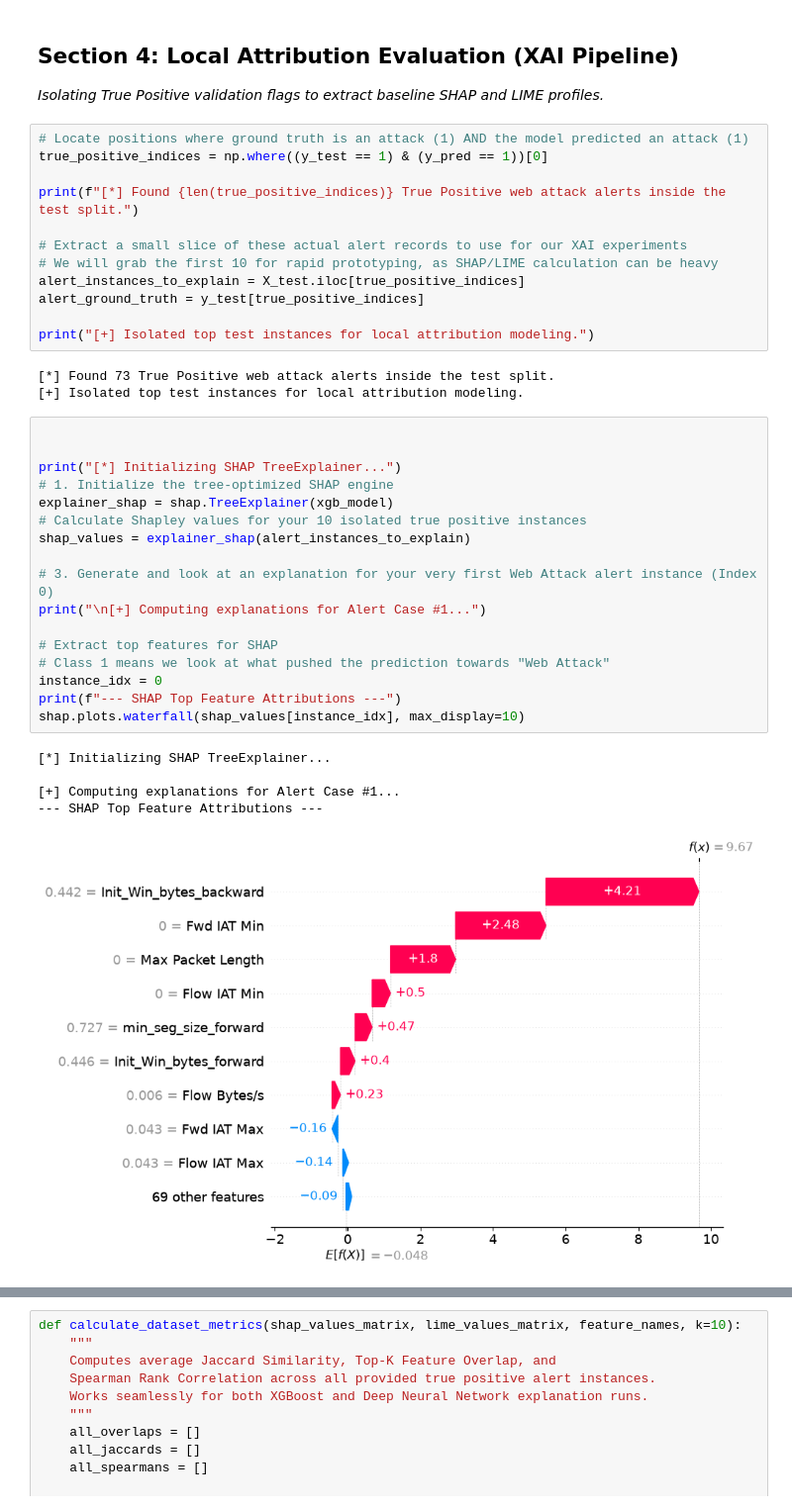
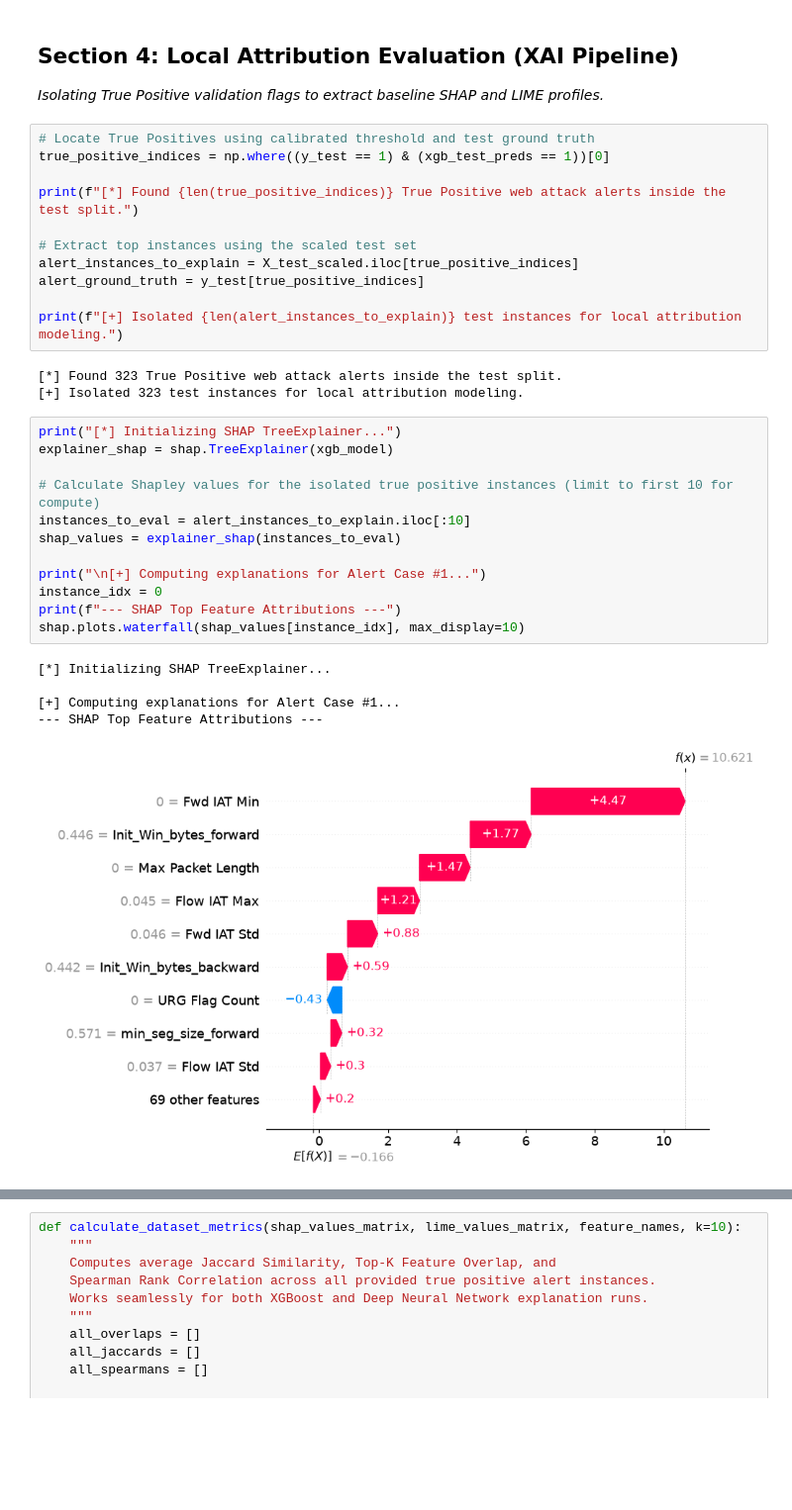
Before and after one commit to moritzboet/BA_thesis, a Jupyter notebook: experiment.ipynb, the cells around one changed output, grey strips where cells are left out. Shown at 99% size. Drawn from its saved outputs; the diff is of its cells as text; blank space fills up the shorter version.

```diff
--- a/experiment.ipynb
+++ b/experiment.ipynb
@@ -123,41 +213,35 @@ Diagnostics: TN=5922, FP=1, FN=4, TP=73
 ## Section 4: Local Attribution Evaluation (XAI Pipeline)
 *Isolating True Positive validation flags to extract baseline SHAP and LIME profiles.*
 # %%
-# Locate positions where ground truth is an attack (1) AND the model predicted an attack (1)
-true_positive_indices = np.where((y_test == 1) & (y_pred == 1))[0]
+# Locate True Positives using calibrated threshold and test ground truth
+true_positive_indices = np.where((y_test == 1) & (xgb_test_preds == 1))[0]
 
 print(f"[*] Found {len(true_positive_indices)} True Positive web attack alerts inside the test split.")
 
-# Extract a small slice of these actual alert records to use for our XAI experiments
-# We will grab the first 10 for rapid prototyping, as SHAP/LIME calculation can be heavy
-alert_instances_to_explain = X_test.iloc[true_positive_indices]
+# Extract top instances using the scaled test set
+alert_instances_to_explain = X_test_scaled.iloc[true_positive_indices]
 alert_ground_truth = y_test[true_positive_indices]
 
-print("[+] Isolated top test instances for local attribution modeling.")
+print(f"[+] Isolated {len(alert_instances_to_explain)} test instances for local attribution modeling.")
 # %% [output]
-[*] Found 73 True Positive web attack alerts inside the test split.
-[+] Isolated top test instances for local attribution modeling.
+[*] Found 323 True Positive web attack alerts inside the test split.
+[+] Isolated 323 test instances for local attribution modeling.
 # %%
+print("[*] Initializing SHAP TreeExplainer...")
+explainer_shap = shap.TreeExplainer(xgb_model)
 
+# Calculate Shapley values for the isolated true positive instances (limit to first 10 for compute)
+instances_to_eval = alert_instances_to_explain.iloc[:10]
+shap_values = explainer_shap(instances_to_eval)
 
-print("[*] Initializing SHAP TreeExplainer...")
-# 1. Initialize the tree-optimized SHAP engine
-explainer_shap = shap.TreeExplainer(xgb_model)
-# Calculate Shapley values for your 10 isolated true positive instances
-shap_values = explainer_shap(alert_instances_to_explain)
-
-# 3. Generate and look at an explanation for your very first Web Attack alert instance (Index 0)
 print("\n[+] Computing explanations for Alert Case #1...")
-
-# Extract top features for SHAP
-# Class 1 means we look at what pushed the prediction towards "Web Attack"
 instance_idx = 0
 print(f"--- SHAP Top Feature Attributions ---")
 shap.plots.waterfall(shap_values[instance_idx], max_display=10)
 # %% [output]
 [*] Initializing SHAP TreeExplainer...
 
 [+] Computing explanations for Alert Case #1...
 --- SHAP Top Feature Attributions ---
-[figure, old version]
+[figure, new version]
 # %%
```
Also changed, not shown: parts of 24 cells of this notebook, 5 other files.
